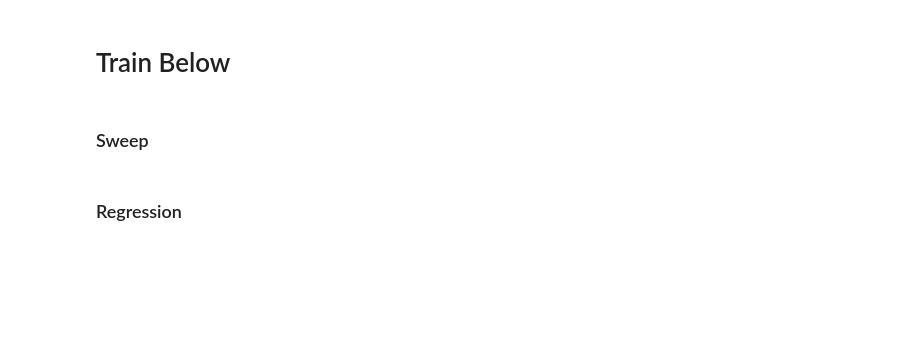
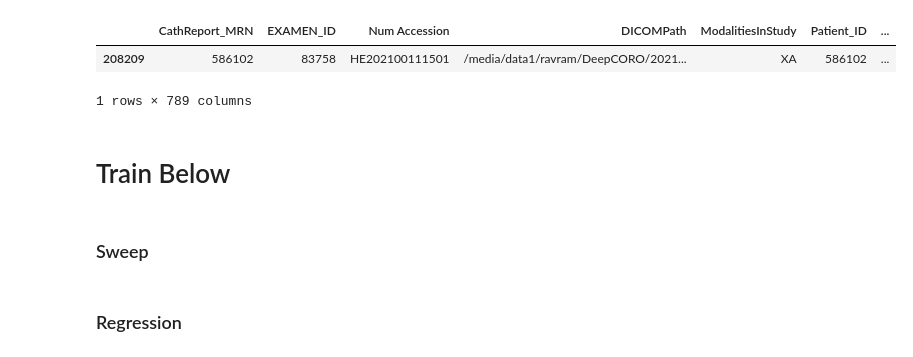
Before and after one commit to HeartWise-AI/Orion, a Jupyter notebook: notebooks/test_view_classifier.ipynb, the cells around one changed output. Cells and saved outputs as stored; diff of their text form; code cells hidden in the pictures; blank space fills up the shorter version.

```diff
--- a/notebooks/test_view_classifier.ipynb
+++ b/notebooks/test_view_classifier.ipynb
@@ -51,3 +72,10 @@ display(df.head(n=5))
+# %%
+row = df[df['FileName'].str.contains("2.16.124.113611.1.118.1.1.5708095_1.2.276.0.7230010.3.1.3.477015473.4564.1613021426.619.dcm.avi", na=False)]
+display(row)
+# %% [output]
+|  | CathReport_MRN | EXAMEN_ID | Num Accession | DICOMPath | ModalitiesInStudy | Patient_ID | ... |
+| 208209 | 586102 | 83758 | HE202100111501 | /media/data1/ravram/DeepCORO/2021... | XA | 586102 | ... |
+1 rows × 789 columns
 # %% [markdown]
 # Train Below
 # %%
```
Also changed, not shown: parts of 3 cells of this notebook, 28 other files.
